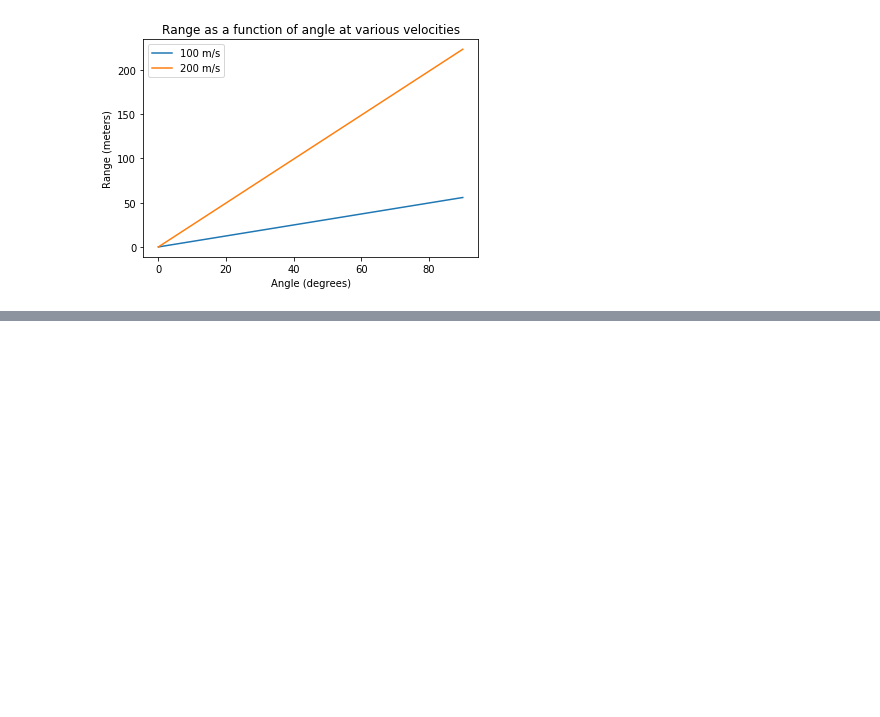
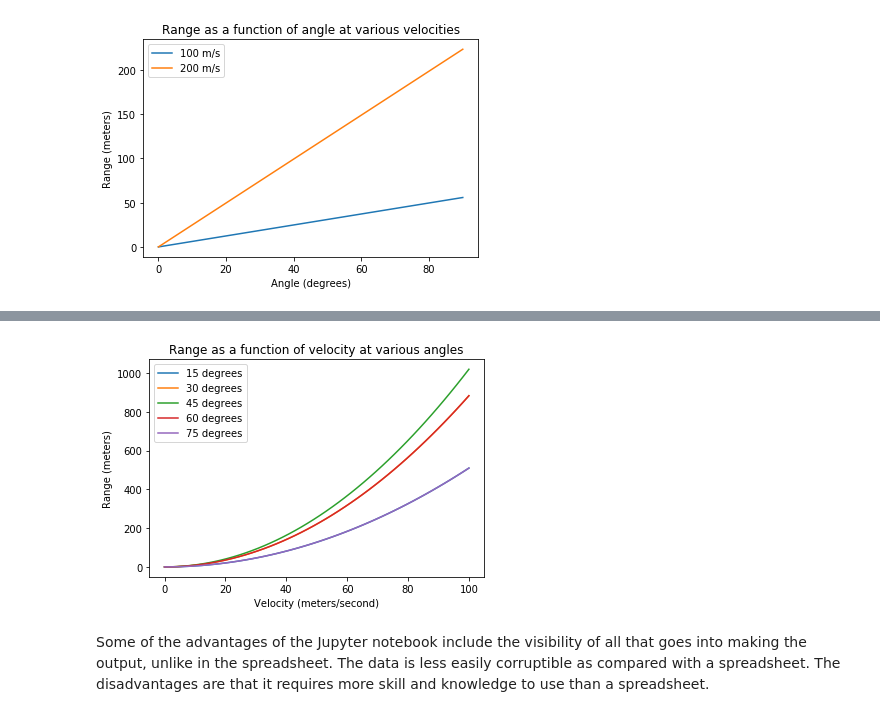
Before and after one commit to megsnyder/datascience, a Jupyter notebook: ballistics.ipynb, the cells around one changed output, grey strips where cells are left out. Cells and saved outputs as stored; diff of their text form; code cells hidden in the pictures; blank space fills up the shorter version.

```diff
--- a/ballistics.ipynb
+++ b/ballistics.ipynb
@@ -44,0 +83,25 @@ plt.show()
+# %%
+rangeforvelocity15 = [degrangeformula(velocity, 15) for velocity in velocities]
+rangeforvelocity30 = [degrangeformula(velocity, 30) for velocity in velocities]
+rangeforvelocity45 = [degrangeformula(velocity, 45) for velocity in velocities]
+rangeforvelocity60 = [degrangeformula(velocity, 60) for velocity in velocities]
+rangeforvelocity75 = [degrangeformula(velocity, 75) for velocity in velocities]
+plt.plot(velocities, rangeforvelocity15, label="15 degrees")
+plt.legend()
+plt.plot(velocities, rangeforvelocity30, label="30 degrees")
+plt.legend()
+plt.plot(velocities, rangeforvelocity45, label="45 degrees")
+plt.legend()
+plt.plot(velocities, rangeforvelocity60, label="60 degrees")
+plt.legend()
+plt.plot(velocities, rangeforvelocity75, label="75 degrees")
+plt.legend()
+plt.title('Range as a function of velocity at various angles')
+plt.xlabel('Velocity (meters/second)')
+plt.ylabel('Range (meters)')
+plt.show()
+# %% [output]
+[figure, added]
+# %% [markdown]
+Some of the advantages of the Jupyter notebook include the visibility of all that goes into making the output, unlike in the spreadsheet. The data is less easily corruptible as compared with a spreadsheet.
+The disadvantages are that it requires more skill and knowledge to use than a spreadsheet.
```
Also changed, not shown: parts of 10 cells of this notebook.
